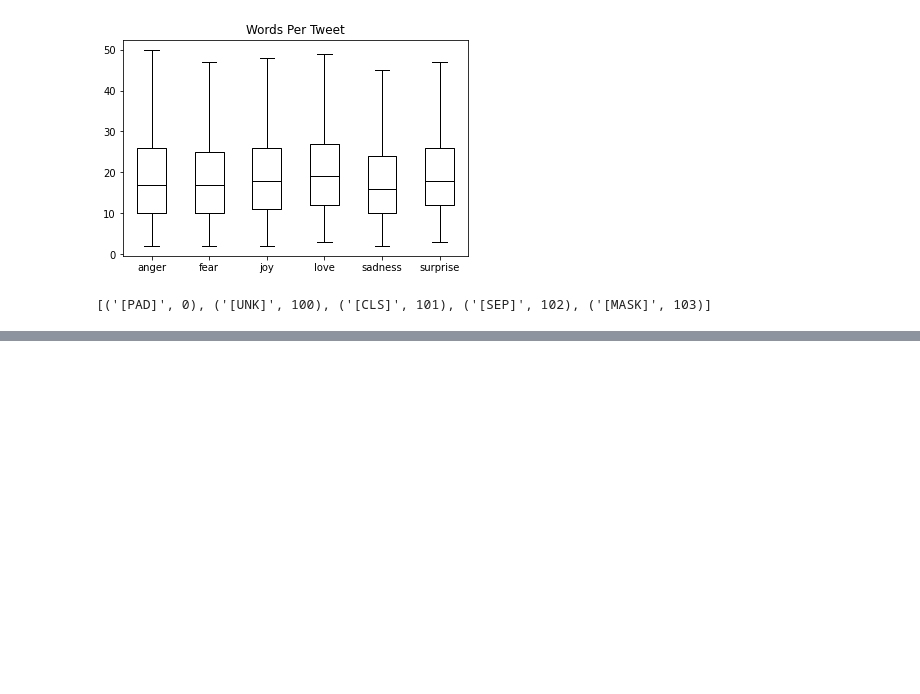
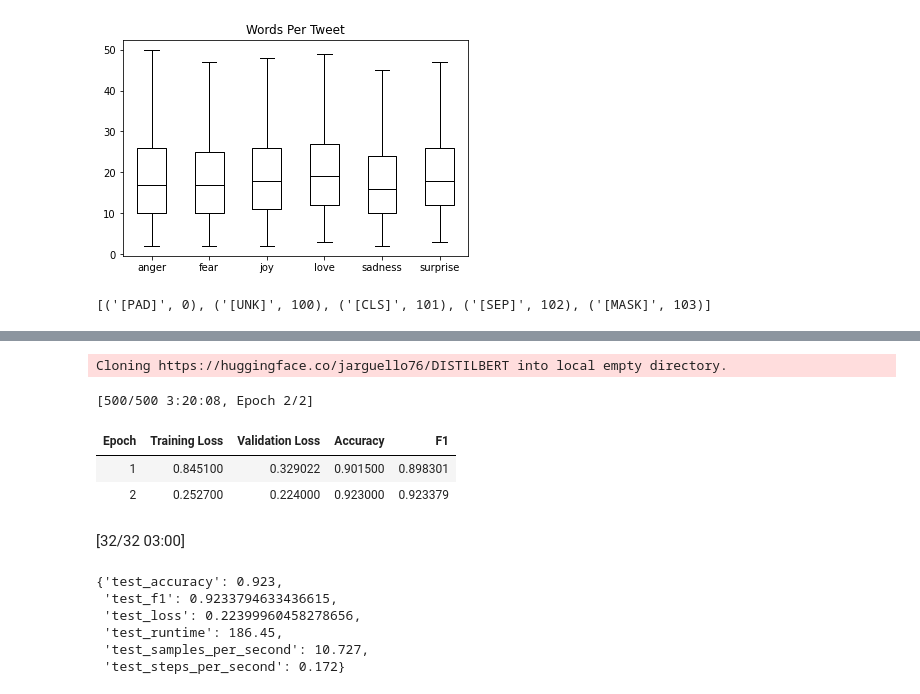
Before and after one commit to juanalbertoarguello14/ML_Projects, a Jupyter notebook: DistilBert.ipynb, the cells around one changed output, grey strips where cells are left out. Drawn from its saved outputs; the diff is of its cells as text; code cells hidden in the pictures; blank space fills up the shorter version.

```diff
--- a/DistilBert.ipynb
+++ b/DistilBert.ipynb
@@ -115,0 +130,8 @@ emotions_hidden["train"].column_names
+# %%
+# ALGO PREENTRENADO
+from transformers import AutoModelForSequenceClassification
+
+num_labels = 6
+model = (AutoModelForSequenceClassification
+         .from_pretrained(model_ckpt, num_labels=num_labels)
+         .to(device))
@@ -115,0 +144,9 @@ emotions_hidden["train"].column_names
+# %%
+from sklearn.metrics import accuracy_score, f1_score
+
+def compute_metrics(pred):
+    labels = pred.label_ids
+    preds = pred.predictions.argmax(-1)
+    f1 = f1_score(labels, preds, average="weighted")
+    acc = accuracy_score(labels, preds)
+    return {"accuracy": acc, "f1": f1}
@@ -115,0 +164,18 @@ emotions_hidden["train"].column_names
+# %%
+from transformers import Trainer, TrainingArguments
+
+batch_size = 64
+logging_steps = len(emotions_encoded["train"]) // batch_size
+model_name = f"{model_ckpt}-finetuned-emotion_2"
+training_args = TrainingArguments(output_dir='/content/drive/MyDrive/Colab_Notebooks/DISTILBERT',
+                                  num_train_epochs=2,
+                                  learning_rate=2e-5,
+                                  per_device_train_batch_size=batch_size,
+                                  per_device_eval_batch_size=batch_size,
+                                  weight_decay=0.01,
+                                  evaluation_strategy="epoch",
+                                  disable_tqdm=False,
+                                  logging_steps=logging_steps,
+                                  overwrite_output_dir=True,
+                                  push_to_hub=True,
+                                  log_level="error")
@@ -115,0 +205,28 @@ emotions_hidden["train"].column_names
+# %%
+from transformers import Trainer
+
+trainer = Trainer(model=model, args=training_args,
+                  compute_metrics=compute_metrics,
+                  train_dataset=emotions_encoded["train"],
+                  eval_dataset=emotions_encoded["validation"],
+                  tokenizer=tokenizer)
+trainer.train();
+# %% [output]
+Cloning https://huggingface.co/jarguello76/DISTILBERT into local empty directory.
+[500/500 3:20:08, Epoch 2/2]
+| Epoch | Training Loss | Validation Loss | Accuracy | F1 |
+| 1 | 0.845100 | 0.329022 | 0.901500 | 0.898301 |
+| 2 | 0.252700 | 0.224000 | 0.923000 | 0.923379 |
+# %%
+preds_output = trainer.predict(emotions_encoded["validation"])
+# %% [output]
+[32/32 03:00]
+# %%
+preds_output.metrics
+# %% [output]
+{'test_accuracy': 0.923,
+ 'test_f1': 0.9233794633436615,
+ 'test_loss': 0.22399960458278656,
+ 'test_runtime': 186.45,
+ 'test_samples_per_second': 10.727,
+ 'test_steps_per_second': 0.172}
```
Also changed, not shown: parts of 25 cells of this notebook.
